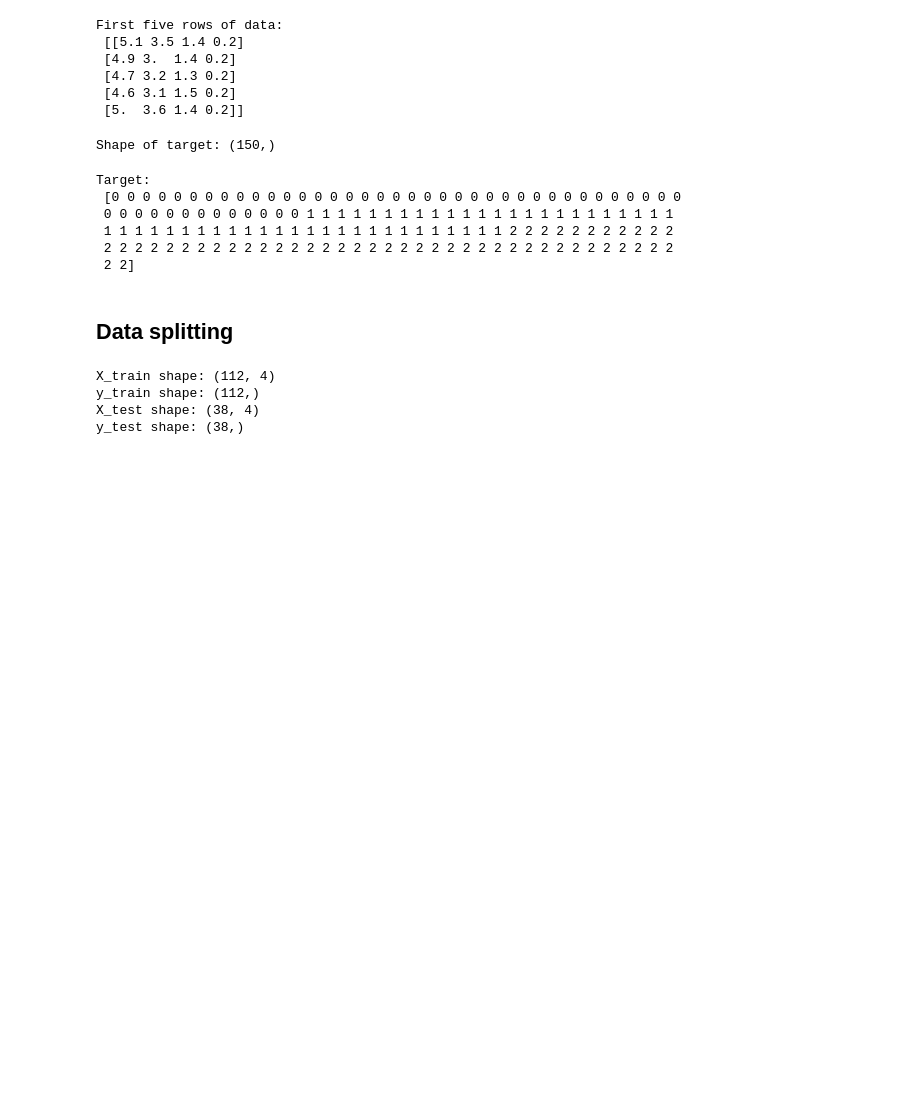
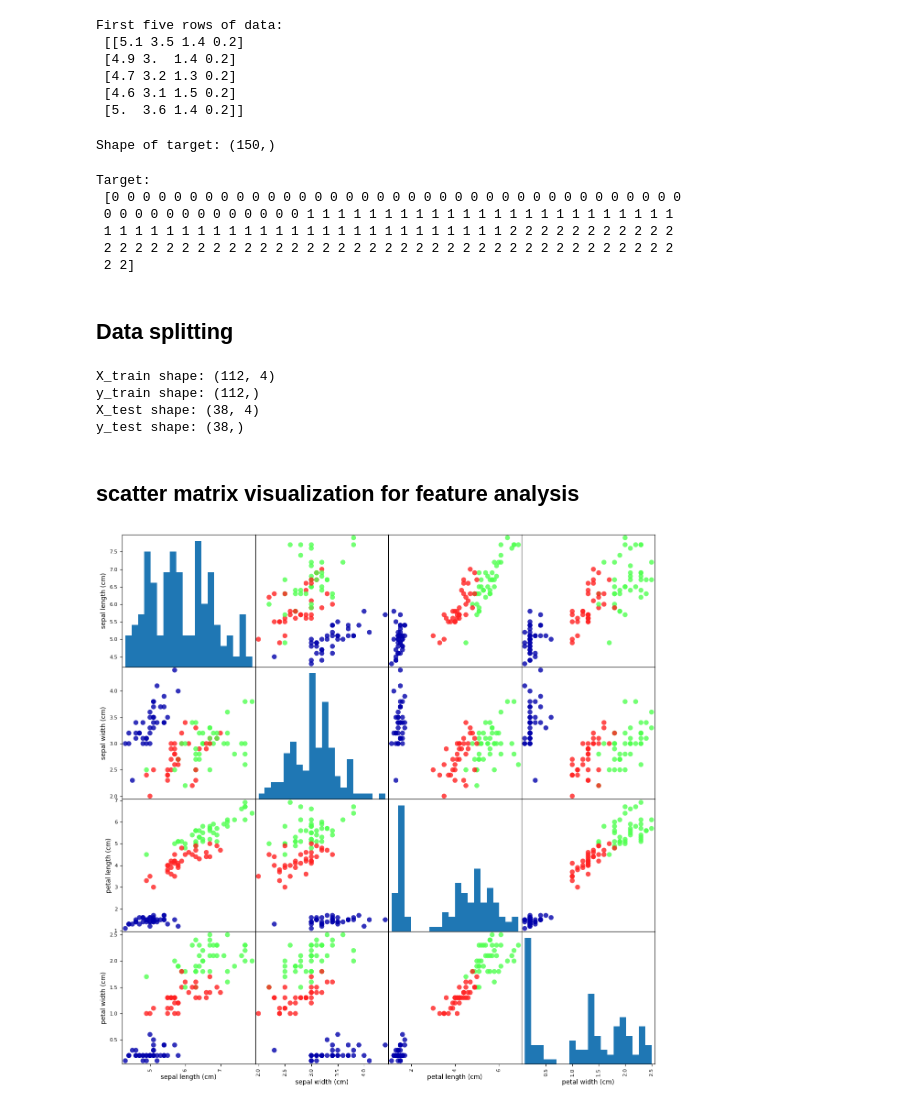
Before and after one commit to miri-mo/ML-notebooks, a Jupyter notebook: knn-classifier-on-iris.ipynb, the cells around one changed output. Saved outputs shown, nothing was run; the diff lists cells and outputs as text; code cells hidden in the pictures; blank space fills up the shorter version.

Commit message:
Add scatter matrix visualization for feature analysis

```diff
--- a/knn-classifier-on-iris.ipynb
+++ b/knn-classifier-on-iris.ipynb
@@ -90,3 +90,25 @@ X_train shape: (112, 4)
 y_train shape: (112,)
 X_test shape: (38, 4)
 y_test shape: (38,)
+# %% [markdown]
+## scatter matrix visualization for feature analysis
+# %%
+# Import mglearn for visualization
+import mglearn  # Visualization and utilities library (pip install mglearn)
+
+# Create a DataFrame for training data and label columns with feature names
+iris_dataframe = pd.DataFrame(X_train, columns=data.feature_names)
+
+# Generate scatter matrix colored by target classes
+pd.plotting.scatter_matrix(
+    iris_dataframe,
+    c=y_train,
+    figsize=(15, 15),
+    marker='o',
+    hist_kwds={'bins': 20},
+    s=60,
+    alpha=0.8,
+    cmap=mglearn.cm3,
+);
+# %% [output]
+[figure, added]
```
